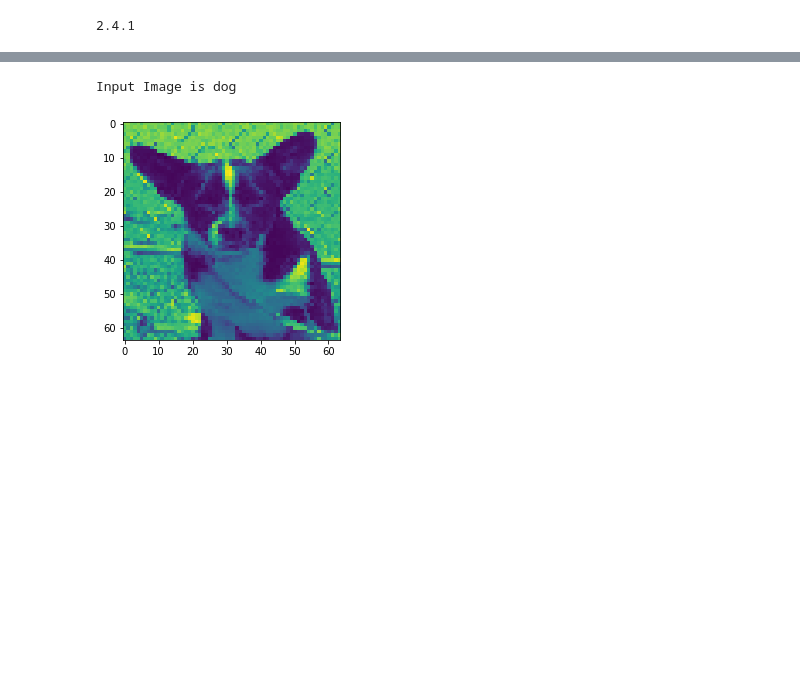
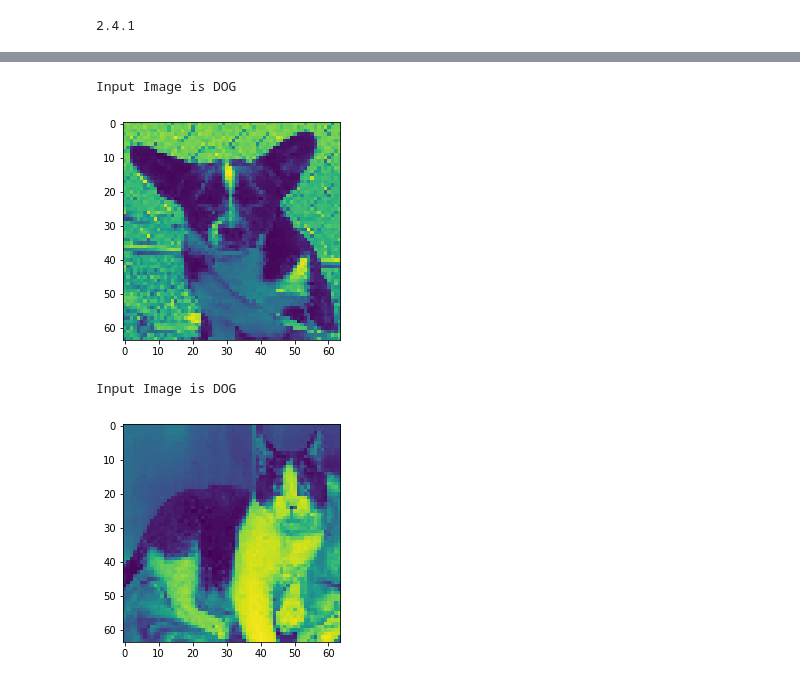
Before and after one commit to hikizan/ImageClassificationWithoutOverfitting, a Jupyter notebook: ImageClassification3.ipynb, the cells around one changed output, grey strips where cells are left out. Drawn from its saved outputs; the diff is of its cells as text; code cells hidden in the pictures; blank space fills up the shorter version.

```diff
--- a/ImageClassification3.ipynb
+++ b/ImageClassification3.ipynb
@@ -122,21 +115,36 @@ import matplotlib.image as mpimg
 %matplotlib inline
 
 #test_image = image.load_img('cat.1.jpg',target_size=(64,64))
-#test_image = image.load_img('cat.4062.jpg',target_size=(64,64))
 #test_image = image.load_img('dog.4001.jpg',target_size=(64,64))
 test_image = image.load_img('dog.4031.jpg',target_size=(64,64),color_mode='grayscale')
+
 imgplot = plt.imshow(test_image)
 test_image = image.img_to_array(test_image)
 test_image = test_image/255
 test_image = np.expand_dims(test_image,axis=0)
 result = model.predict(test_image)
 if result == 0 :
-    print("Input Image is cat")
+    print("Input Image is CAT")
 else:
-    print("Input Image is dog")
+    print("Input Image is DOG")
 # %% [output]
-Input Image is dog
+Input Image is DOG
 [figure]
+# %%
+test_image_two = image.load_img('cat.4062.jpg',target_size=(64,64),color_mode='grayscale')
+
+imgplot_two = plt.imshow(test_image_two)
+test_image_two = image.img_to_array(test_image_two)
+test_image_two = test_image_two/255
+test_image_two= np.expand_dims(test_image_two,axis=0)
+result_two = model.predict(test_image_two)
+if result_two == 0 :
+    print("Input Image is CAT")
+else:
+    print("Input Image is DOG")
+# %% [output]
+Input Image is DOG
+[figure, added]
 # %%
 import matplotlib.pyplot as plt
 import matplotlib.image as mpimg
```
Also changed, not shown: parts of 5 cells of this notebook, 1 other file.
